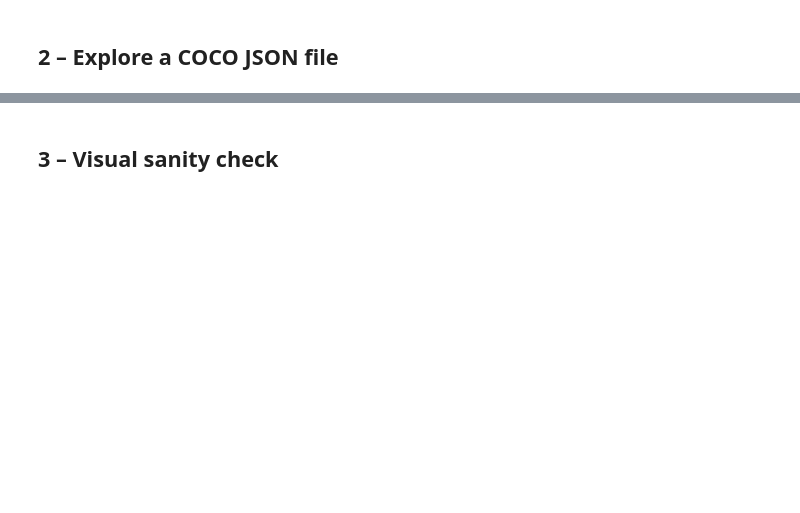
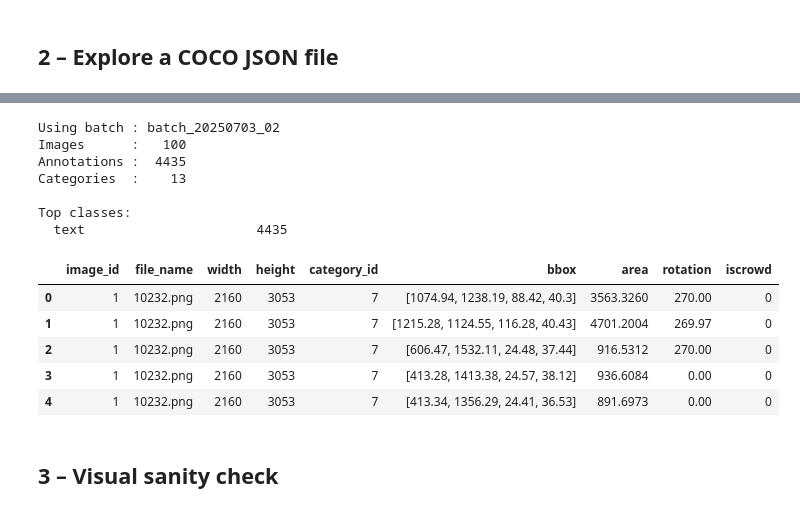
Before and after one commit to gonlyplease/ocr-rec-lab, a Jupyter notebook: notebooks/cad_preprocessing.ipynb, the cells around one changed output, grey strips where cells are left out. Cells and saved outputs as stored; diff of their text form; code cells hidden in the pictures; blank space fills up the shorter version.

```diff
--- a/notebooks/cad_preprocessing.ipynb
+++ b/notebooks/cad_preprocessing.ipynb
@@ -164,3 +214,31 @@ df.head()
+# %%
+second_batch = subdirs[1]
+print("Using batch :", second_batch.name)
+
+# ────────────────────────────────────────────────────────────────
+# 4.  Load, summarise, flatten
+# ────────────────────────────────────────────────────────────────
+json_path = second_batch / "annotations" / "instances_default.json"
+coco_2      = load_coco(json_path)
+
+coco_summary(coco_2)
+
+df_2 = coco_to_df(coco_2)
+display(df_2.head())
+# %% [output]
+Using batch : batch_20250703_02
+Images      :   100
+Annotations :  4435
+Categories  :    13
+
+Top classes:
+  text                      4435
+|  | image_id | file_name | width | height | category_id | bbox | area | rotation | iscrowd |
+| 0 | 1 | 10232.png | 2160 | 3053 | 7 | [1074.94, 1238.19, 88.42, 40.3] | 3563.3260 | 270.00 | 0 |
+| 1 | 1 | 10232.png | 2160 | 3053 | 7 | [1215.28, 1124.55, 116.28, 40.43] | 4701.2004 | 269.97 | 0 |
+| 2 | 1 | 10232.png | 2160 | 3053 | 7 | [606.47, 1532.11, 24.48, 37.44] | 916.5312 | 270.00 | 0 |
+| 3 | 1 | 10232.png | 2160 | 3053 | 7 | [413.28, 1413.38, 24.57, 38.12] | 936.6084 | 0.00 | 0 |
+| 4 | 1 | 10232.png | 2160 | 3053 | 7 | [413.34, 1356.29, 24.41, 36.53] | 891.6973 | 0.00 | 0 |
 # %% [markdown]
 ## 3 – Visual sanity check
 # %%
```
Also changed, not shown: parts of 12 cells of this notebook, 1 other file.
